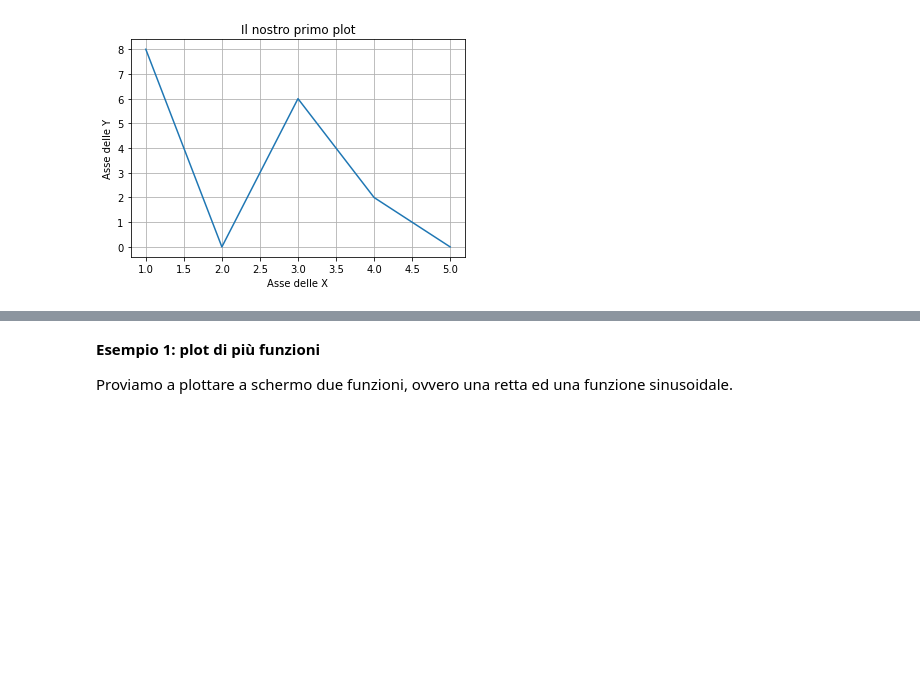
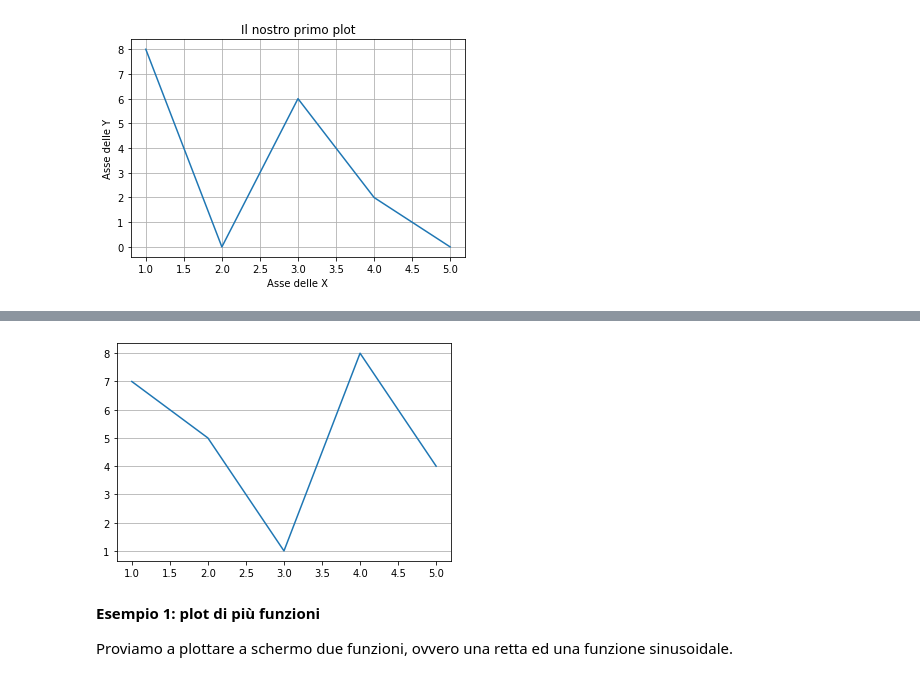
Before and after one commit to anhelus/pcs, a Jupyter notebook: docs/material/02_libs/08_matplotlib/notebook.ipynb, the cells around one changed output, grey strips where cells are left out. Saved outputs shown, nothing was run; the diff lists cells and outputs as text; code cells hidden in the pictures; blank space fills up the shorter version.

```diff
--- a/docs/material/02_libs/08_matplotlib/notebook.ipynb
+++ b/docs/material/02_libs/08_matplotlib/notebook.ipynb
@@ -30,3 +38,9 @@ plt.show()
+# %%
+fig, ax = plot_x_y()
+ax.grid(axis='y')                           # Imposto la griglia di riferimento sull'asse X
+plt.show()
+# %% [output]
+[figure, added]
 # %% [markdown]
 **Esempio 1: plot di più funzioni**
 
```
Also changed, not shown: parts of 3 cells of this notebook.
